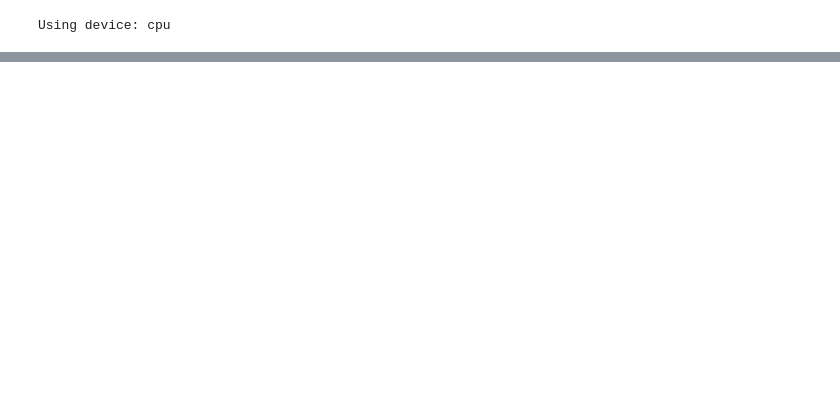
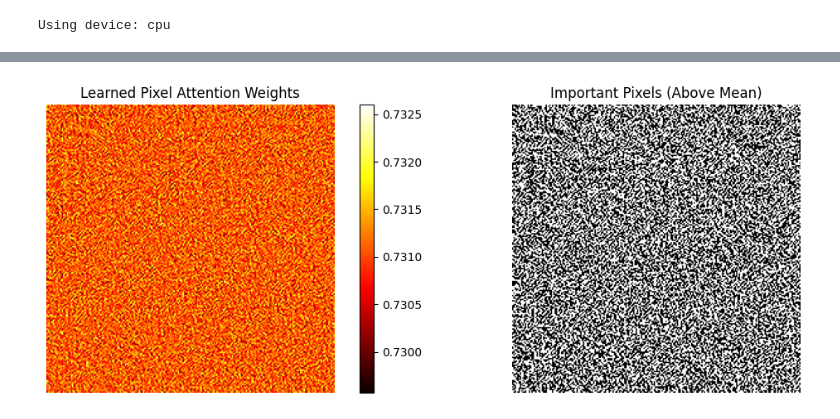
Before and after one commit to natashadonner/one-pixel-attack, a Jupyter notebook: Nish/OnePixelAttack.ipynb, the cells around one changed output, grey strips where cells are left out. Saved outputs shown, nothing was run; the diff lists cells and outputs as text; code cells hidden in the pictures; blank space fills up the shorter version.

```diff
--- a/Nish/OnePixelAttack.ipynb
+++ b/Nish/OnePixelAttack.ipynb
@@ -248,0 +539,25 @@ plt.show()
+# %%
+# ============================================================================
+# VISUALIZATION: LEARNED ATTENTION PATTERNS
+# ============================================================================
+
+with torch.no_grad():
+    att_map = torch.sigmoid(defended_model.attention.attention_weights).mean(dim=1, keepdim=True)
+
+att = att_map.detach().cpu()[0, 0].numpy()
+
+plt.figure(figsize=(12, 4))
+plt.subplot(1, 2, 1)
+plt.imshow(att, cmap='hot')
+plt.title("Learned Pixel Attention Weights")
+plt.colorbar()
+plt.axis('off')
+
+plt.subplot(1, 2, 2)
+plt.imshow(att > att.mean(), cmap='binary')
+plt.title("Important Pixels (Above Mean)")
+plt.axis('off')
+plt.tight_layout()
+plt.show()
+# %% [output]
+[figure, added]
```
Also changed, not shown: parts of 15 cells of this notebook.
